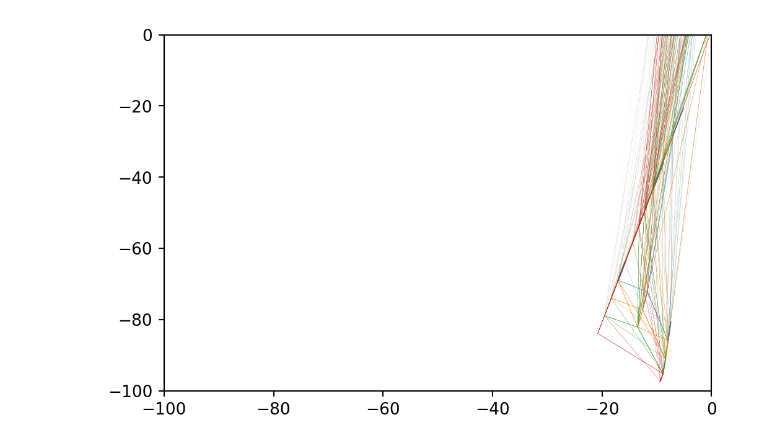
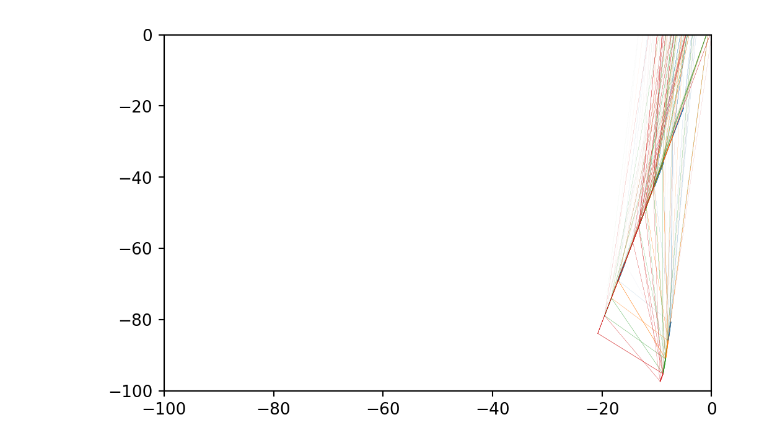
Before and after one commit to dkarkada/outflow-tracking, a Jupyter notebook: Tracking3.ipynb, the cells around one changed output. Cells and saved outputs as stored; diff of their text form; code cells hidden in the pictures.

```diff
--- a/Tracking3.ipynb
+++ b/Tracking3.ipynb
@@ -49,20 +51,20 @@ def energy(params, locs, masses, weights):
     return E
 
 def process_dendrograms(dendrograms, thresh):
-    link_matrices = []
+    params = []
     for t in range(len(dendrograms)-1):
         cur_sz = dendrograms[t].size
         next_sz = dendrograms[t+1].size
-        link_mat = np.zeros((3, cur_sz, next_sz))
+        param_mat = np.zeros((3, cur_sz, next_sz))
         for i, j in np.ndindex(cur_sz, next_sz):
             loc = dendrograms[t].branches[i].loc
             vel = 10 * loc / np.linalg.norm(loc)
-            link_mat[1:, i, j] = vel
+            param_mat[1:, i, j] = vel
             sep = dendrograms[t+1].branches[j].loc - dendrograms[t].branches[i].loc
             if np.linalg.norm(sep) < thresh:
-                link_mat[0, i, j] = 1
-        link_matrices.append(link_mat)
-    return link_matrices
+                param_mat[0, i, j] = 1
+        params.append(param_mat)
+    return params
 # %%
 fn = 12
 dendros = []
@@ -73,7 +75,7 @@ for frame_num in range(fn, fn+5):
 #     orig = cv2.resize(orig, (300, 300))
     orig = cv2.imread("gen/{:02d}.png".format(frame_num), cv2.IMREAD_GRAYSCALE).astype(np.float32)
     im = cv2.GaussianBlur(orig, (3, 3), cv2.BORDER_CONSTANT)
-    d = make_dendrogram(-im, frame_num)
+    d = make_dendrogram(-im)
     dendros.append(d)
 # %%
 energy = jit(energy, static_argnums=(1,2,3))
@@ -109,0 +158,18 @@ print()
+# %%
+def draw_traj(dendros):
+    colors = ["black", "aqua", "coral", "chartreuse", "azure",
+              "beige", "goldenrod", "brown", "lavender",
+              "fuchsia", "silver", "ivory", "yellow"]
+    colors = [mcd.XKCD_COLORS["xkcd:" + c] for c in colors]
+    newcmp = ListedColormap(colors)
+
+    for t in range(len(dendros)):
+        im = np.zeros((200, 200))
+        for b in dendros[t].branches:
+            if b.mass_frac > 0.9:
+                for loc in b.full_region:
+                    im[loc] = b.traj_id/12
+        plt.imshow(im, cmap=newcmp)
+        plt.savefig("traj-{:02d}.png".format(t))
+
+draw_traj(dendros)
@@ -110,21 +178,21 @@ print()
 # %%
 def draw_traj(opt, dendros, xbound=(-100,100), ybound=(-100,100)):
     colors = plt.rcParams['axes.prop_cycle'].by_key()['color']
     for t in range(len(dendros)-1):
         cur_d = dendros[t].branches
         next_d = dendros[t+1].branches
         links = softmax(opt[t], axis=2)
         color = colors[t%len(colors)]
         for _, i, j in np.ndindex(*links.shape):
             x = [cur_d[i].loc[0], next_d[j].loc[0]]
             y = [cur_d[i].loc[1], next_d[j].loc[1]]
-            if cur_d[i].weight > 0.3 and next_d[j].weight > 0.3:
+            if cur_d[i].weight > 0.99 and next_d[j].weight > 0.99:
                 plt.plot(x, y, linewidth=links[0,i,j], color=color)
     plt.xlim(xbound)
     plt.ylim(ybound)
     plt.show()
 
 plt.close()
 draw_traj(links, dendros, xbound=(-100,0), ybound=(-100,0))
 # %% [output]
-[figure, old version]
+[figure, new version]
```
Also changed, not shown: parts of 4 cells of this notebook, 1 other file.
